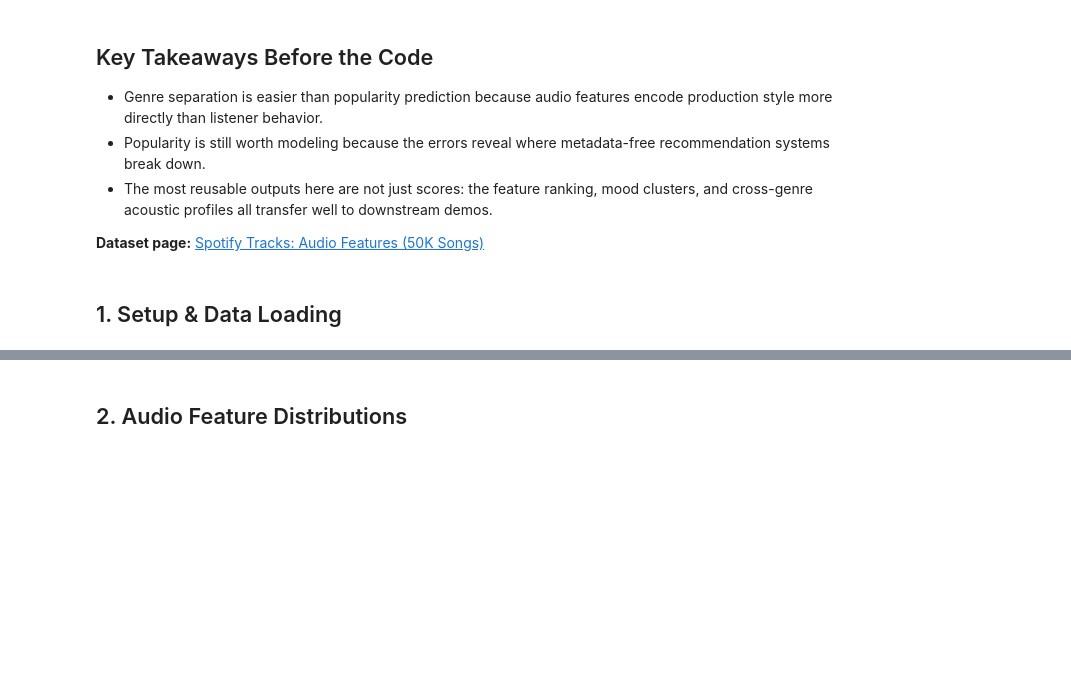
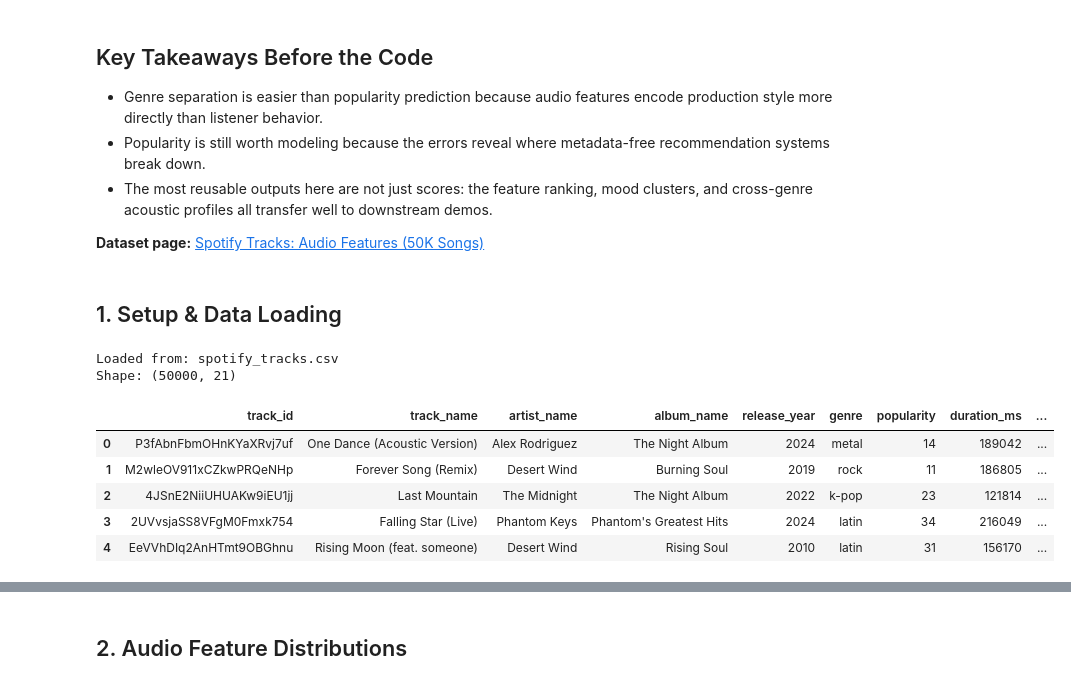
Before and after one commit to gr8monk3ys/kaggle, a Jupyter notebook: datasets/spotify-tracks/explore.ipynb, the cells around one changed output, grey strips where cells are left out. Cells and saved outputs as stored; diff of their text form; code cells hidden in the pictures; blank space fills up the shorter version.

```diff
--- a/datasets/spotify-tracks/explore.ipynb
+++ b/datasets/spotify-tracks/explore.ipynb
@@ -127,3 +42,68 @@ df.head()
+# %%
+import os
+from pathlib import Path
+
+import numpy as np
+import pandas as pd
+import matplotlib.pyplot as plt
+import matplotlib.colors as mcolors
+import seaborn as sns
+from sklearn.preprocessing import LabelEncoder, StandardScaler
+from sklearn.model_selection import KFold, StratifiedKFold, cross_val_score, train_test_split
+from sklearn.metrics import classification_report, f1_score, mean_squared_error, r2_score
+import warnings
+warnings.filterwarnings('ignore')
+
+MOUNT_GUESS = '/kaggle/input/spotify-tracks-audio-features-50k'
+MARKER = 'spotify_tracks.csv'
+
+def _find_data_dir(marker):
+    # Locate the dataset wherever Kaggle mounted it. Two earlier guesses failed
+    # here: the exact path /kaggle/input/<slug> did not exist, and a one-level
+    # glob of /kaggle/input/* missed it too, because the files mount NESTED
+    # (the run that taught us this found only /kaggle/input/datasets). Walk the
+    # mount tree for the file we actually need, and if it is absent say what was
+    # there so the next failure is diagnosable rather than another guess.
+    exact = os.path.join(MOUNT_GUESS, marker)
+    if os.path.exists(exact):
+        return MOUNT_GUESS
+    if os.path.isdir('/kaggle/input'):
+        for root, _dirs, files in os.walk('/kaggle/input'):
+            if marker in files:
+                return root
+    if os.path.exists(marker):
+        return '.'
+    seen = []
+    if os.path.isdir('/kaggle/input'):
+        for root, _dirs, files in os.walk('/kaggle/input'):
+            seen.append(f"{root}: {sorted(files)[:6]}")
+    raise FileNotFoundError(
+        f"{marker} not found. Searched /kaggle/input and the working dir. "
+        f"Mounted: {seen or 'nothing under /kaggle/input'}. "
+        "Attach the dataset to this notebook (Add Input) and re-run."
+    )
+
+# No synthetic fallback. This notebook once manufactured 50,000 fake tracks when the
+# dataset was missing and rendered every figure and metric from them, under a title
+# claiming real Spotify data -- the warning was two stdout lines a reader scrolling to
+# a chart would never see. `dataset_sources` attaches the dataset on Kaggle, so the
+# fallback guarded a case that should not arise, at the cost of publishing invented
+# numbers as findings. Failing with the resolver's instructions is the honest stop.
+DATA_DIR = _find_data_dir(MARKER)
+csv_path = Path(DATA_DIR) / MARKER
+df = pd.read_csv(csv_path)
+print(f"Loaded from: {csv_path}")
+print(f"Shape: {df.shape}")
+df.head()
+# %% [output]
+Loaded from: spotify_tracks.csv
+Shape: (50000, 21)
+|  | track_id | track_name | artist_name | album_name | release_year | genre | popularity | duration_ms | ... |
+| 0 | P3fAbnFbmOHnKYaXRvj7uf | One Dance (Acoustic Version) | Alex Rodriguez | The Night Album | 2024 | metal | 14 | 189042 | ... |
+| 1 | M2wleOV911xCZkwPRQeNHp | Forever Song (Remix) | Desert Wind | Burning Soul | 2019 | rock | 11 | 186805 | ... |
+| 2 | 4JSnE2NiiUHUAKw9iEU1jj | Last Mountain | The Midnight | The Night Album | 2022 | k-pop | 23 | 121814 | ... |
+| 3 | 2UVvsjaSS8VFgM0Fmxk754 | Falling Star (Live) | Phantom Keys | Phantom's Greatest Hits | 2024 | latin | 34 | 216049 | ... |
+| 4 | EeVVhDIq2AnHTmt9OBGhnu | Rising Moon (feat. someone) | Desert Wind | Rising Soul | 2010 | latin | 31 | 156170 | ... |
 # %%
 print("Dataset Info:")
 print(f"  Tracks: {len(df):,}")
```
Also changed, not shown: parts of 17 cells of this notebook, 5 other files.
